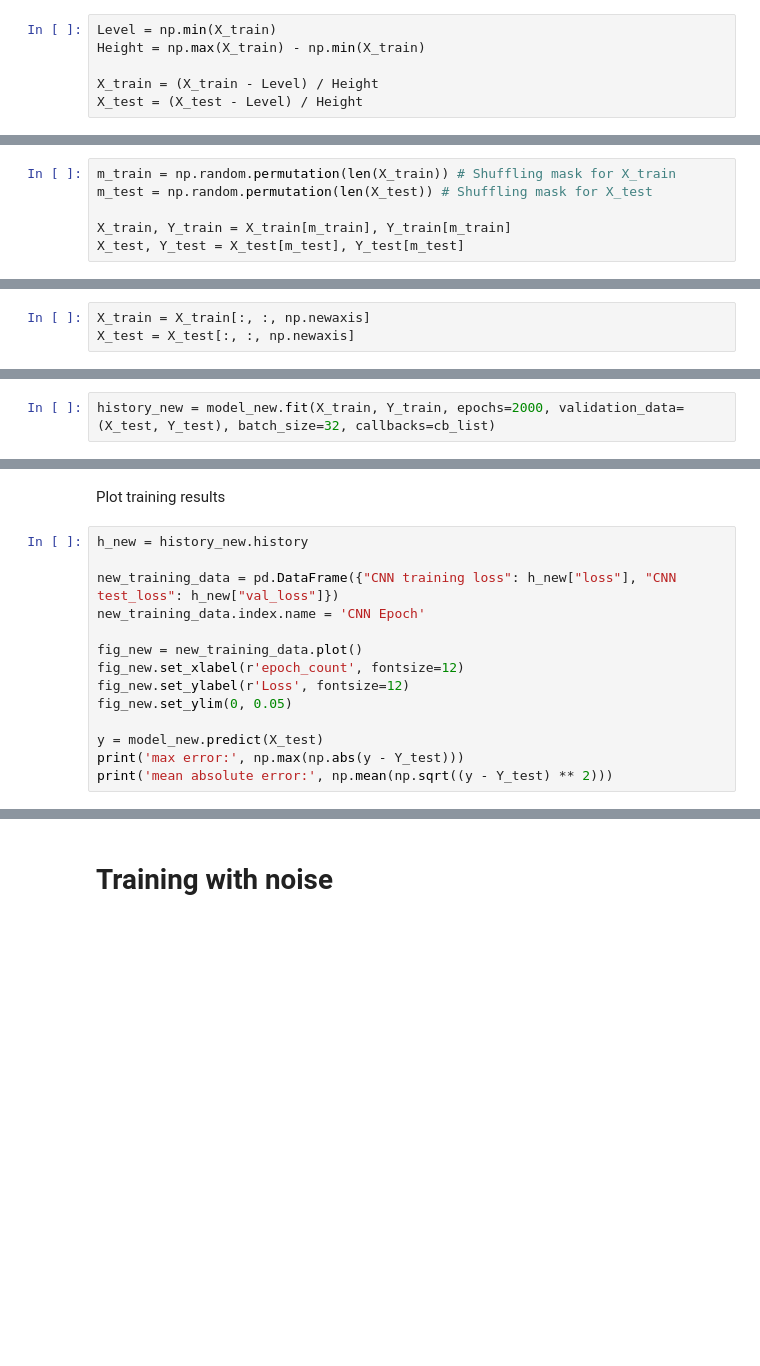
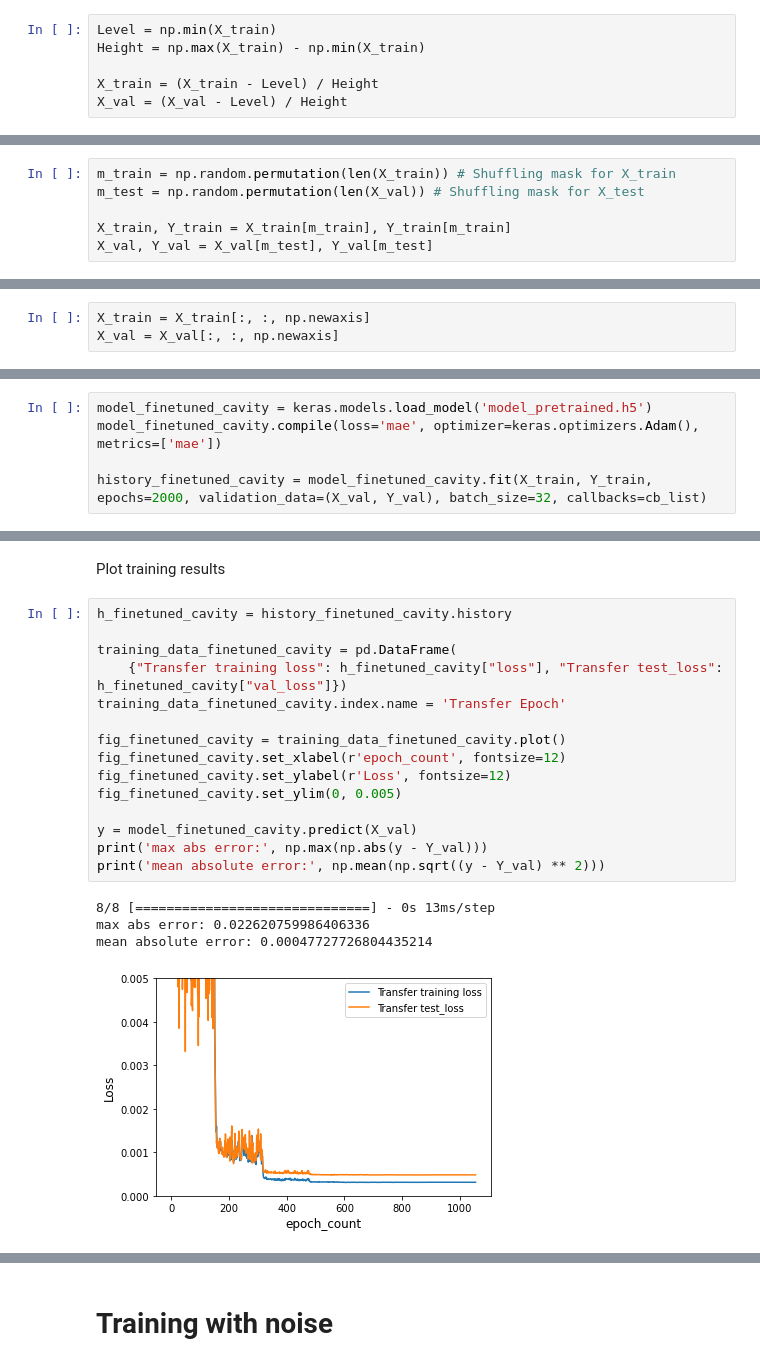
Before and after one commit to tretyakovmipt/atomic_magnetometry_DL, a Jupyter notebook: Training/transfer-learning.ipynb, the cells around one changed output, grey strips where cells are left out. Drawn from its saved outputs; the diff is of its cells as text; blank space fills up the shorter version.

```diff
--- a/Training/transfer-learning.ipynb
+++ b/Training/transfer-learning.ipynb
@@ -22,7 +22,7 @@ Level = np.min(X_train)
 Height = np.max(X_train) - np.min(X_train)
 
 X_train = (X_train - Level) / Height
-X_test = (X_test - Level) / Height
+X_val = (X_val - Level) / Height
 # %% [markdown]
 Plot normalized data
 # %%
@@ -35,14 +38,14 @@ Shuffle training and validation sets
 # %%
 m_train = np.random.permutation(len(X_train)) # Shuffling mask for X_train
-m_test = np.random.permutation(len(X_test)) # Shuffling mask for X_test
+m_test = np.random.permutation(len(X_val)) # Shuffling mask for X_test
 
 X_train, Y_train = X_train[m_train], Y_train[m_train]
-X_test, Y_test = X_test[m_test], Y_test[m_test]
+X_val, Y_val = X_val[m_test], Y_val[m_test]
 # %% [markdown]
 Reshape X for CNN
 # %%
 X_train = X_train[:, :, np.newaxis]
-X_test = X_test[:, :, np.newaxis]
+X_val = X_val[:, :, np.newaxis]
 # %% [markdown]
 Introduce training callbacks
 # %%
@@ -79,2 +59,5 @@ Train
 # %%
-history_new = model_new.fit(X_train, Y_train, epochs=2000, validation_data=(X_test, Y_test), batch_size=32, callbacks=cb_list)
+model_finetuned_cavity = keras.models.load_model('model_pretrained.h5')
+model_finetuned_cavity.compile(loss='mae', optimizer=keras.optimizers.Adam(), metrics=['mae'])
+
+history_finetuned_cavity = model_finetuned_cavity.fit(X_train, Y_train, epochs=2000, validation_data=(X_val, Y_val), batch_size=32, callbacks=cb_list)
@@ -81,16 +82,22 @@ history_new = model_new.fit(X_train, Y_train, epochs=2000, validation_data=(X_te
 # %% [markdown]
 Plot training results
 # %%
-h_new = history_new.history
+h_finetuned_cavity = history_finetuned_cavity.history
 
-new_training_data = pd.DataFrame({"CNN training loss": h_new["loss"], "CNN test_loss": h_new["val_loss"]})
-new_training_data.index.name = 'CNN Epoch'
+training_data_finetuned_cavity = pd.DataFrame(
+    {"Transfer training loss": h_finetuned_cavity["loss"], "Transfer test_loss": h_finetuned_cavity["val_loss"]})
+training_data_finetuned_cavity.index.name = 'Transfer Epoch'
 
-fig_new = new_training_data.plot()
-fig_new.set_xlabel(r'epoch_count', fontsize=12)
-fig_new.set_ylabel(r'Loss', fontsize=12)
-fig_new.set_ylim(0, 0.05)
+fig_finetuned_cavity = training_data_finetuned_cavity.plot()
+fig_finetuned_cavity.set_xlabel(r'epoch_count', fontsize=12)
+fig_finetuned_cavity.set_ylabel(r'Loss', fontsize=12)
+fig_finetuned_cavity.set_ylim(0, 0.005)
 
-y = model_new.predict(X_test)
-print('max error:', np.max(np.abs(y - Y_test)))
-print('mean absolute error:', np.mean(np.sqrt((y - Y_test) ** 2)))
+y = model_finetuned_cavity.predict(X_val)
+print('max abs error:', np.max(np.abs(y - Y_val)))
+print('mean absolute error:', np.mean(np.sqrt((y - Y_val) ** 2)))
+# %% [output]
+8/8 [==============================] - 0s 13ms/step
+max abs error: 0.022620759986406336
+mean absolute error: 0.00047727726804435214
+[figure, added]
```
Also changed, not shown: parts of 27 cells of this notebook.
